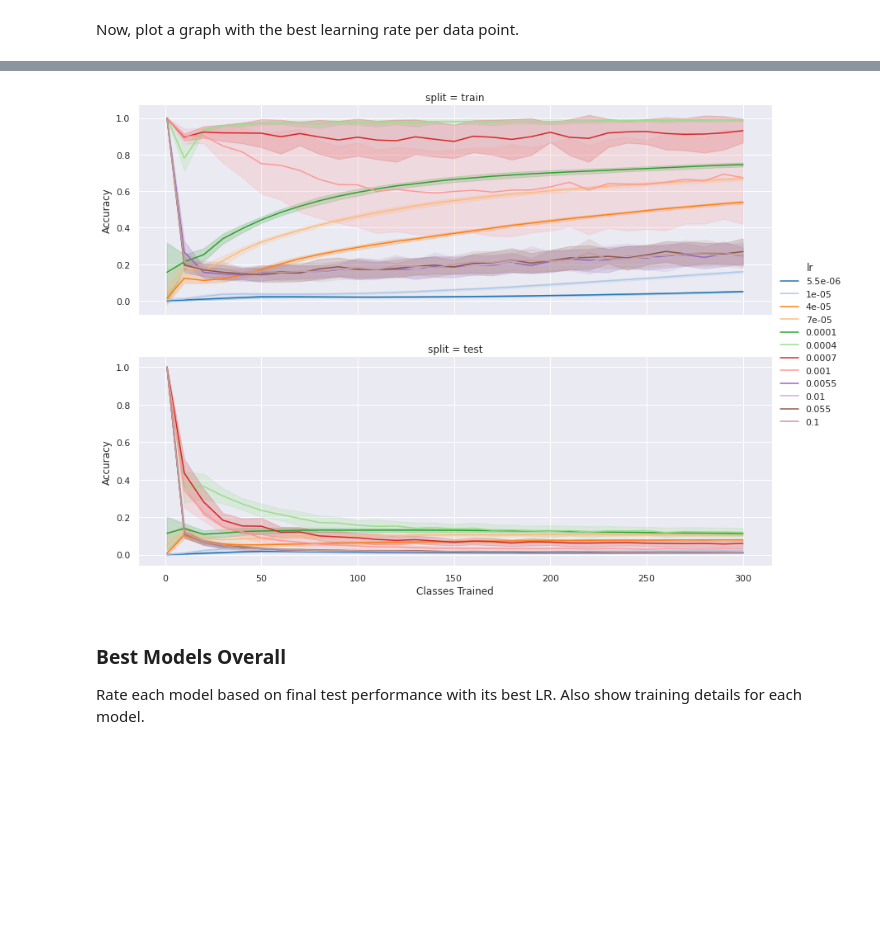
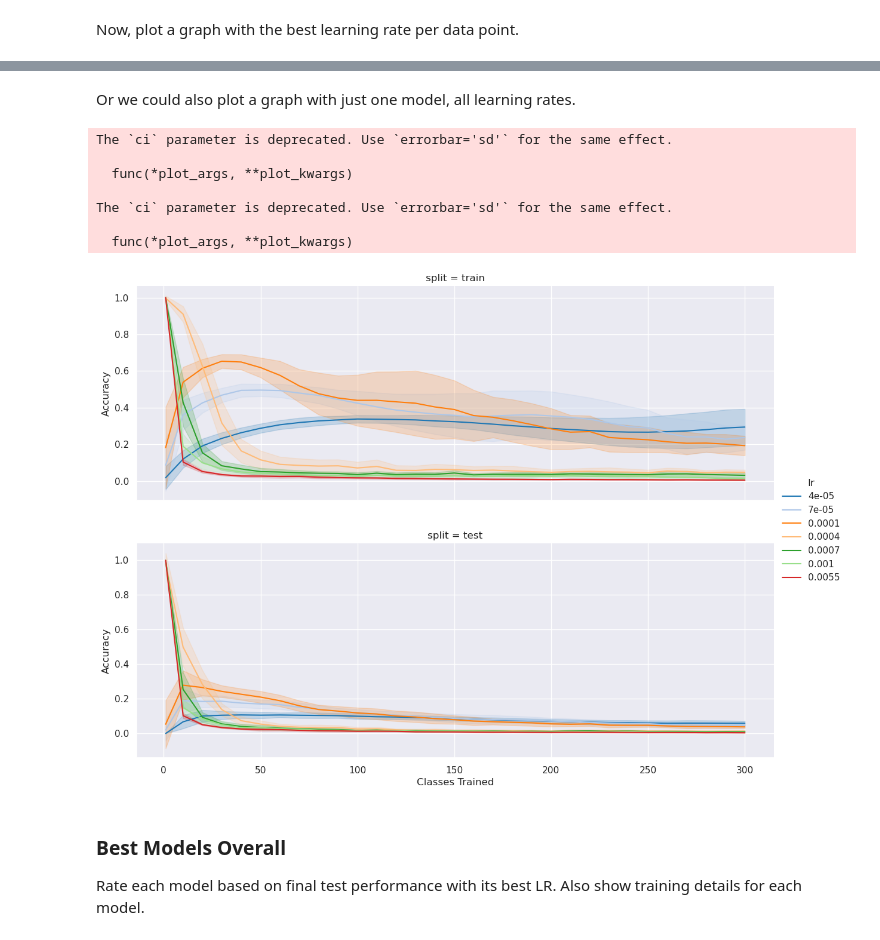
Before and after one commit to uvm-neurobotics-lab/higherANML, a Jupyter notebook: notebooks/result-gathering.ipynb, the cells around one changed output, grey strips where cells are left out. Cells and saved outputs as stored; diff of their text form; code cells hidden in the pictures; blank space fills up the shorter version.

```diff
--- a/notebooks/result-gathering.ipynb
+++ b/notebooks/result-gathering.ipynb
@@ -584,15 +611,15 @@ For brevity, we want each model to have a "short name" that can be used in plots
 # %%
 %%time
 
-import re
 from collections import defaultdict
+
 
 # Organize dataframes by evaluation type.
 all_frames = defaultdict(list)
 for name, eval_folders in tqdm(all_eval_folders.items()):
     #print(f"Loading {len(eval_folders)} evaluations for {name}...")
     for folder in eval_folders:
-        eval_type = re.match(r".*?-[0-9]+-(.*)$", folder.name).group(1)
+        eval_type = flavor_from_folder(folder)
         eval_data = load_eval_data_with_model_info(f"{name}-{best_checkpoints[name]}", folder, train_configs)
         all_frames[eval_type].append(eval_data)
 
@@ -683,6 +715,10 @@ These steps aren't needed for other training methods, since we don't record per-
 def summarize_per_class_performance(classes_seen_perf, inplace=False):
     if not inplace:
         classes_seen_perf = classes_seen_perf.copy()
+
+    # Shortcut for dataframes where this doesn't apply.
+    if "classes_trained" not in classes_seen_perf.index.names:
+        return classes_seen_perf
 
     # Nix all rows where classes_trained <= class_id.
     unseen_rows = (classes_seen_perf.index.get_level_values("classes_trained") <=
@@ -706,8 +742,8 @@ Summarize the One-Layer Fine-Tuning (OLFT) data, and view the dataframe to check
 # %%
 %%time
 
-olft = all_frames["olft"]
-olft = filter_by_value(olft, "train_dataset", "omniimage100")
+olft = all_frames["unfrozen"]
+olft = filter_by_value(olft, "train_dataset", "omniimage20")
 olft_over_all_classes = summarize_per_class_performance(olft)
 olft_over_all_classes
 # %% [output]
@@ -766,10 +823,14 @@ Now, plot a graph with the best learning rate per data point.
 # %%
 # Filter the data to just N examples per class.
-# num_train_examples = 30
+# num_train_examples = 10
 # rows = olft_overall_accuracy.index.get_level_values("train_examples") == num_train_examples
-# desired_rows = olft_overall_accuracy.loc[rows]
-# olft_best_lrs = select_best_lr_per_group(desired_rows)
+# olft_one_train_size = olft_overall_accuracy.loc[rows]
+
+# Or, don't filter.
 num_train_examples = None
-olft_best_lrs = select_best_lr_per_group(olft_overall_accuracy)
+olft_one_train_size = olft_overall_accuracy
+
+# Now select one LR per pretrain group.
+olft_best_lrs = select_best_lr_per_group(olft_one_train_size)
 # %%
 # Plot results
@@ -779,9 +847,18 @@ fg = plot_traj_per_lr(olft_best_lrs)
+# %% [markdown]
+Or we could also plot a graph with just one model, all learning rates.
 # %%
-rows = olft_overall_accuracy.index.get_level_values("model") == "glowing-rat-155-6990"
-desired_rows = olft_overall_accuracy.loc[rows]
+rows = olft_one_train_size.index.get_level_values("model") == "eager-microwave-12490-9000"
+desired_rows = olft_one_train_size.loc[rows]
 fg = plot_traj_per_lr(desired_rows, palette="tab20")
 # %% [output]
+The `ci` parameter is deprecated. Use `errorbar='sd'` for the same effect.
+
+  func(*plot_args, **plot_kwargs)
+
+The `ci` parameter is deprecated. Use `errorbar='sd'` for the same effect.
+
+  func(*plot_args, **plot_kwargs)
-[figure, old version]
+[figure, new version]
 # %% [markdown]
 ### Best Models Overall
 
```
Also changed, not shown: parts of 51 cells of this notebook.
